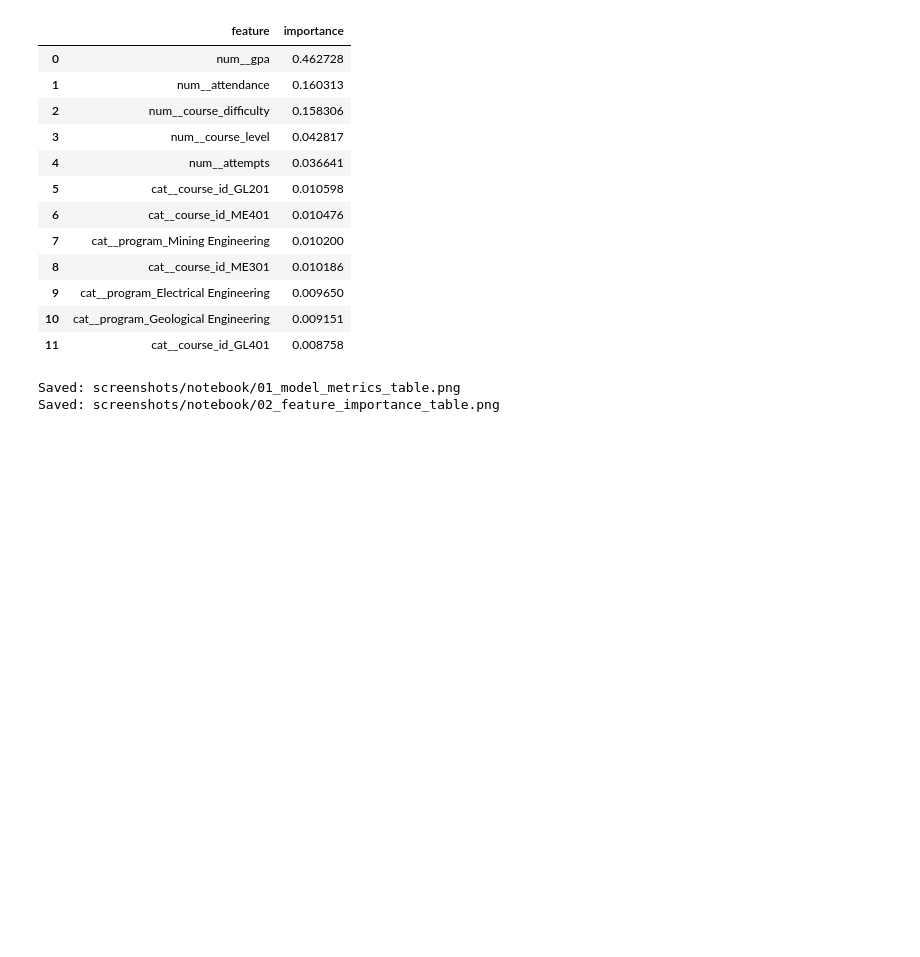
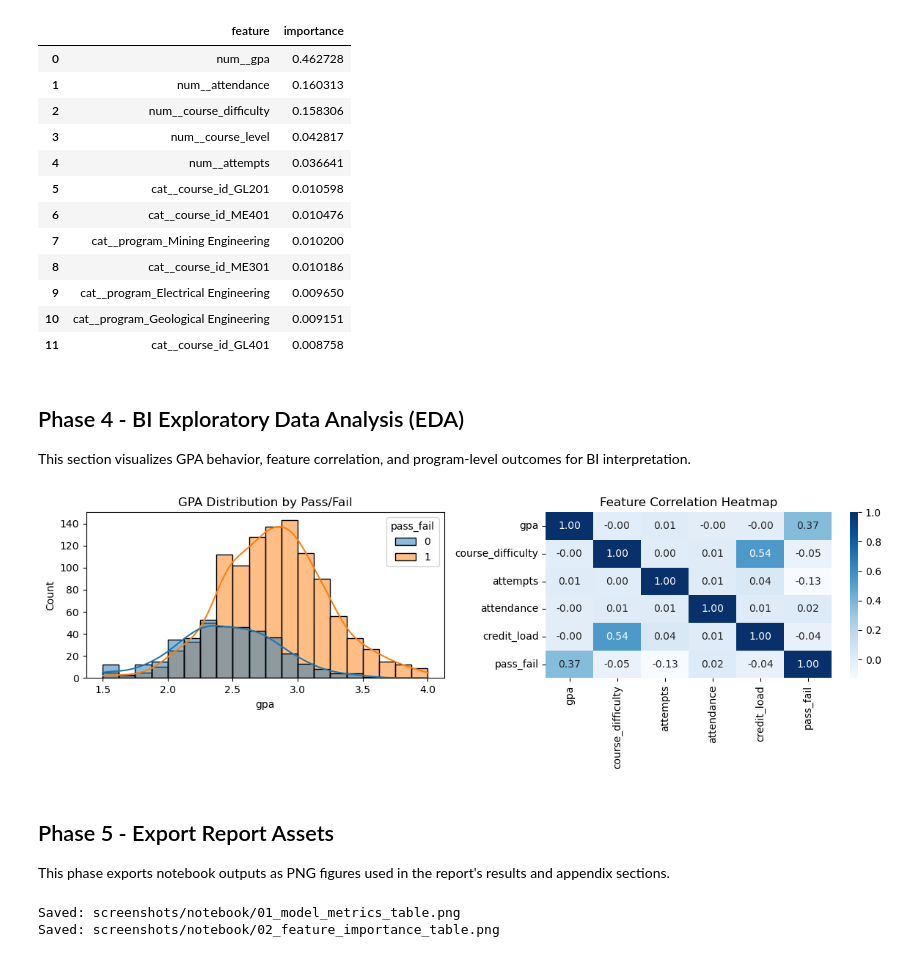
Before and after one commit to dogahwisdom/smart-course-navigator, a Jupyter notebook: notebooks/training.ipynb, the cells around one changed output. Cells and saved outputs as stored; diff of their text form; code cells hidden in the pictures; blank space fills up the shorter version.

```diff
--- a/notebooks/training.ipynb
+++ b/notebooks/training.ipynb
@@ -80,6 +121,31 @@ feature_df.head(12)
 | 9 | cat__program_Electrical Engineering | 0.009650 |
 | 10 | cat__program_Geological Engineering | 0.009151 |
 | 11 | cat__course_id_GL401 | 0.008758 |
+# %% [markdown]
+## Phase 4 - BI Exploratory Data Analysis (EDA)
+This section visualizes GPA behavior, feature correlation, and program-level outcomes for BI interpretation.
+# %%
+import seaborn as sns
+import matplotlib.pyplot as plt
+
+eda_df = pd.read_csv(DATASET_CSV)
+num_cols = ["gpa", "course_difficulty", "attempts", "attendance", "credit_load", "pass_fail"]
+
+fig, axes = plt.subplots(1, 2, figsize=(12, 4))
+sns.histplot(data=eda_df, x="gpa", hue="pass_fail", kde=True, ax=axes[0], bins=20)
+axes[0].set_title("GPA Distribution by Pass/Fail")
+
+corr = eda_df[num_cols].corr(numeric_only=True)
+sns.heatmap(corr, annot=True, cmap="Blues", ax=axes[1], fmt=".2f")
+axes[1].set_title("Feature Correlation Heatmap")
+
+plt.tight_layout()
+plt.show()
+# %% [output]
+[figure, added]
+# %% [markdown]
+## Phase 5 - Export Report Assets
+This phase exports notebook outputs as PNG figures used in the report's results and appendix sections.
 # %%
 from pathlib import Path
 import matplotlib.pyplot as plt
```
Also changed, not shown: parts of 7 cells of this notebook, 11 other files.
